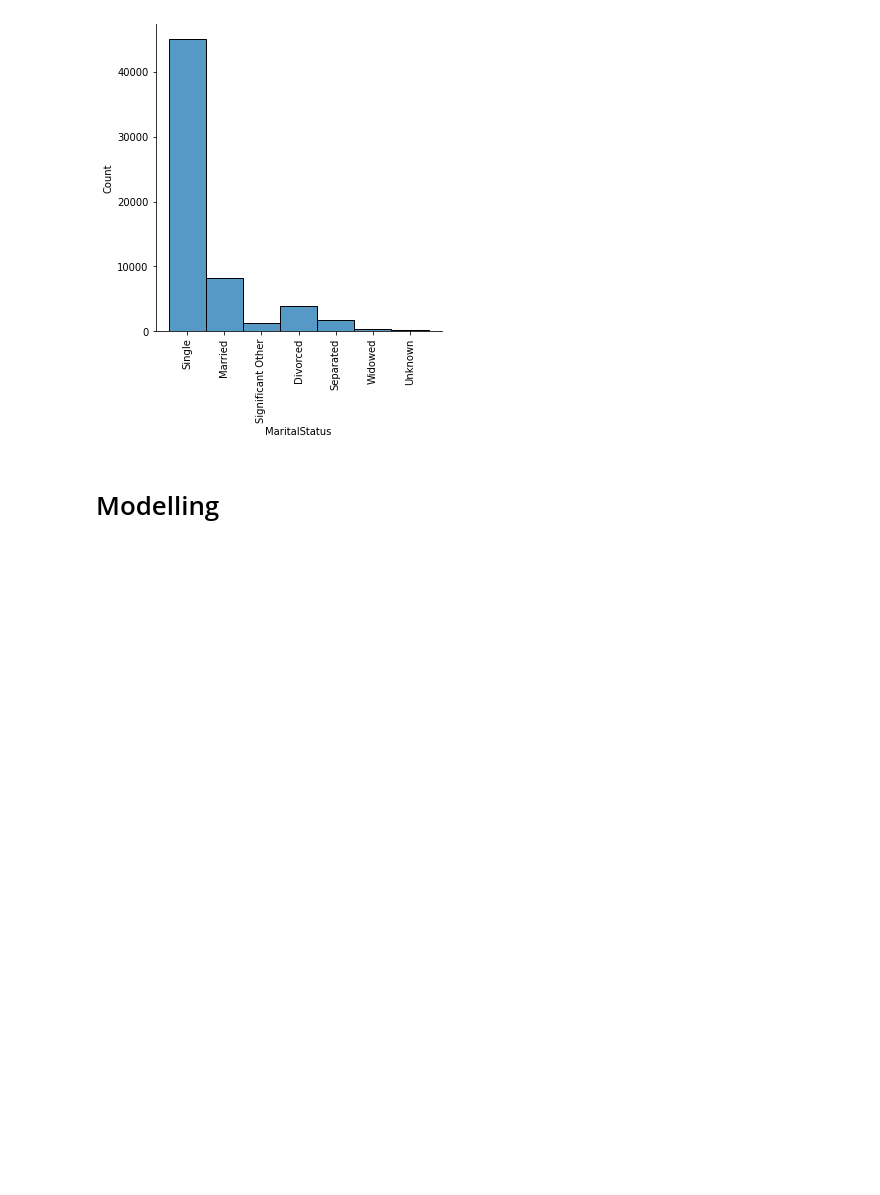
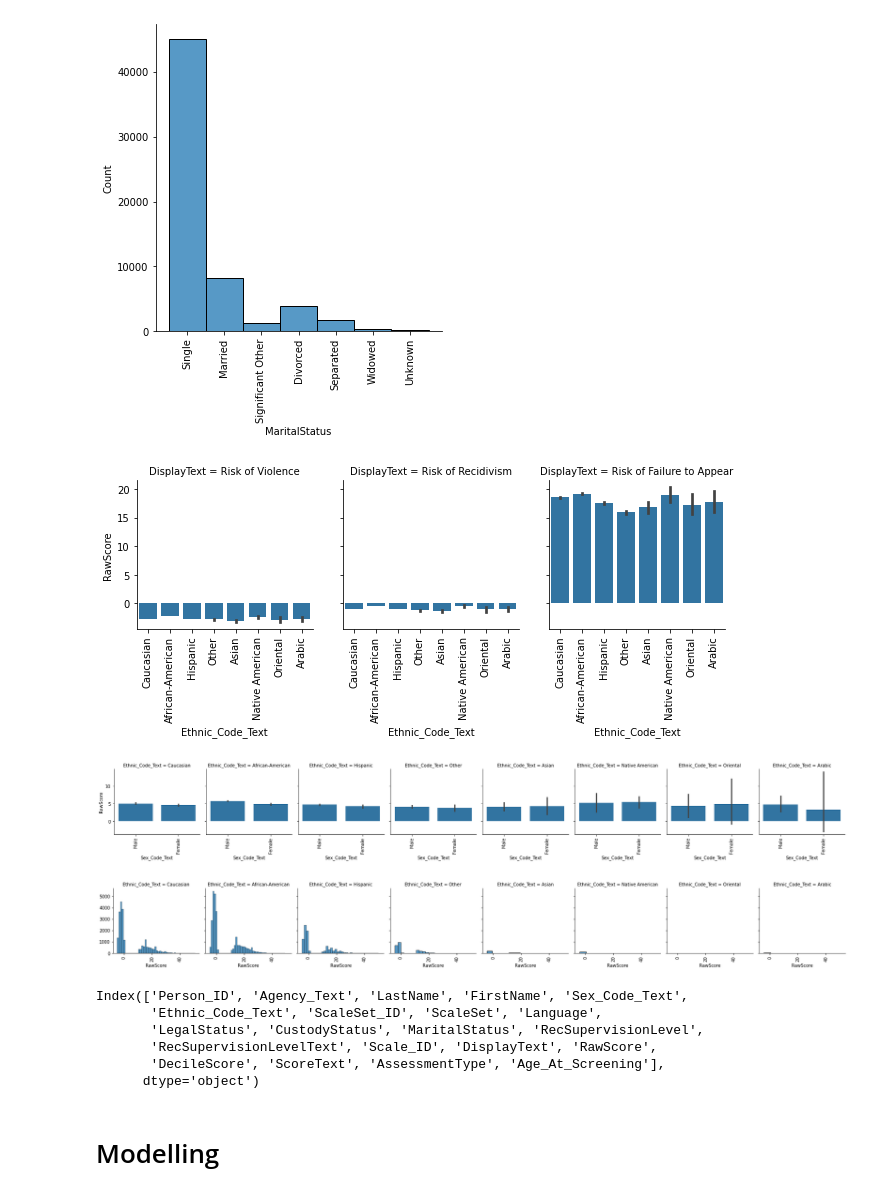
Before and after one commit to xsharonhe/compas-dataset, a Jupyter notebook: compas-dataset.ipynb, the cells around one changed output. Cells and saved outputs as stored; diff of their text form; code cells hidden in the pictures; blank space fills up the shorter version.

```diff
--- a/compas-dataset.ipynb
+++ b/compas-dataset.ipynb
@@ -427,6 +456,36 @@ ax.set_xticklabels(rotation=90)
 # %% [output]
 <seaborn.axisgrid.FacetGrid at 0x...>
 [figure]
+# %%
+g = sns.FacetGrid(df, col="DisplayText", margin_titles=True)
+g.map(sns.barplot, "Ethnic_Code_Text", "RawScore", order=["Caucasian", "African-American", "Hispanic", "Other", "Asian", "Native American", "Oriental", "Arabic"])
+for axes in g.axes.flat:
+    _ = axes.set_xticklabels(axes.get_xticklabels(), rotation=90)
+# %% [output]
+[figure, added]
+# %%
+g = sns.FacetGrid(df, col="Ethnic_Code_Text", margin_titles=True)
+g.map(sns.barplot, "Sex_Code_Text", "RawScore")
+for axes in g.axes.flat:
+    _ = axes.set_xticklabels(axes.get_xticklabels(), rotation=90)
+# %% [output]
+[figure, added]
+# %%
+g = sns.FacetGrid(df, col="Ethnic_Code_Text", margin_titles=True)
+g.map(sns.histplot,"RawScore")
+for axes in g.axes.flat:
+    _ = axes.set_xticklabels(axes.get_xticklabels(), rotation=90)
+# %% [output]
+[figure, added]
+# %%
+df.columns
+# %% [output]
+Index(['Person_ID', 'Agency_Text', 'LastName', 'FirstName', 'Sex_Code_Text',
+       'Ethnic_Code_Text', 'ScaleSet_ID', 'ScaleSet', 'Language',
+       'LegalStatus', 'CustodyStatus', 'MaritalStatus', 'RecSupervisionLevel',
+       'RecSupervisionLevelText', 'Scale_ID', 'DisplayText', 'RawScore',
+       'DecileScore', 'ScoreText', 'AssessmentType', 'Age_At_Screening'],
+      dtype='object')
 # %% [markdown]
 # Modelling
 # %%
```
Also changed, not shown: parts of 64 cells of this notebook.
